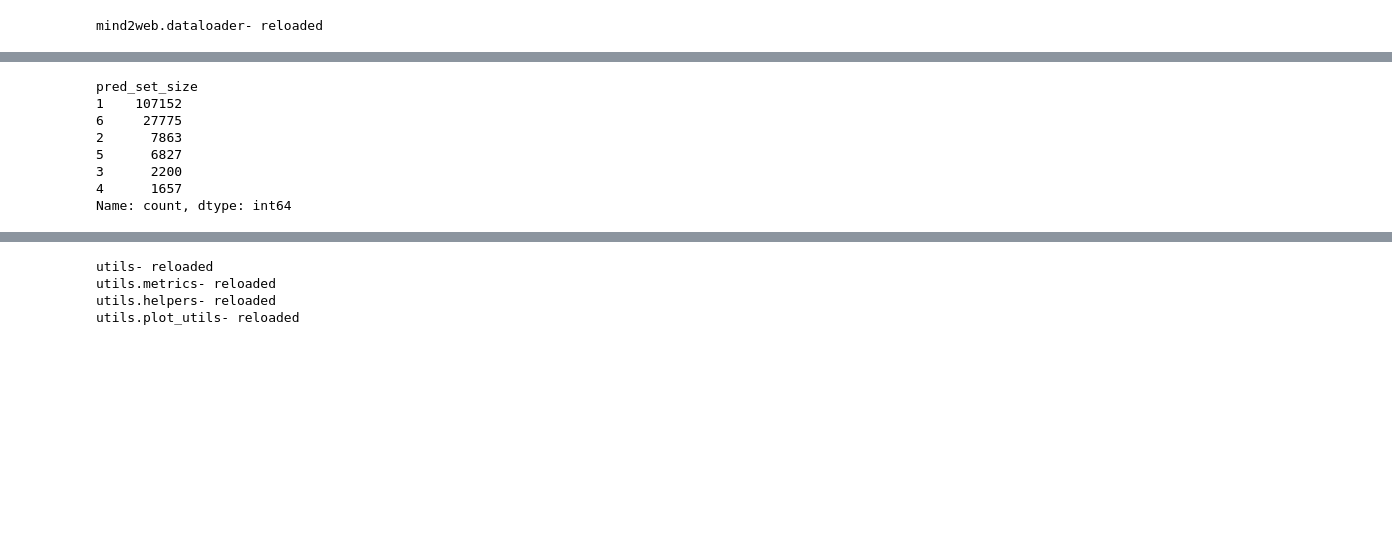
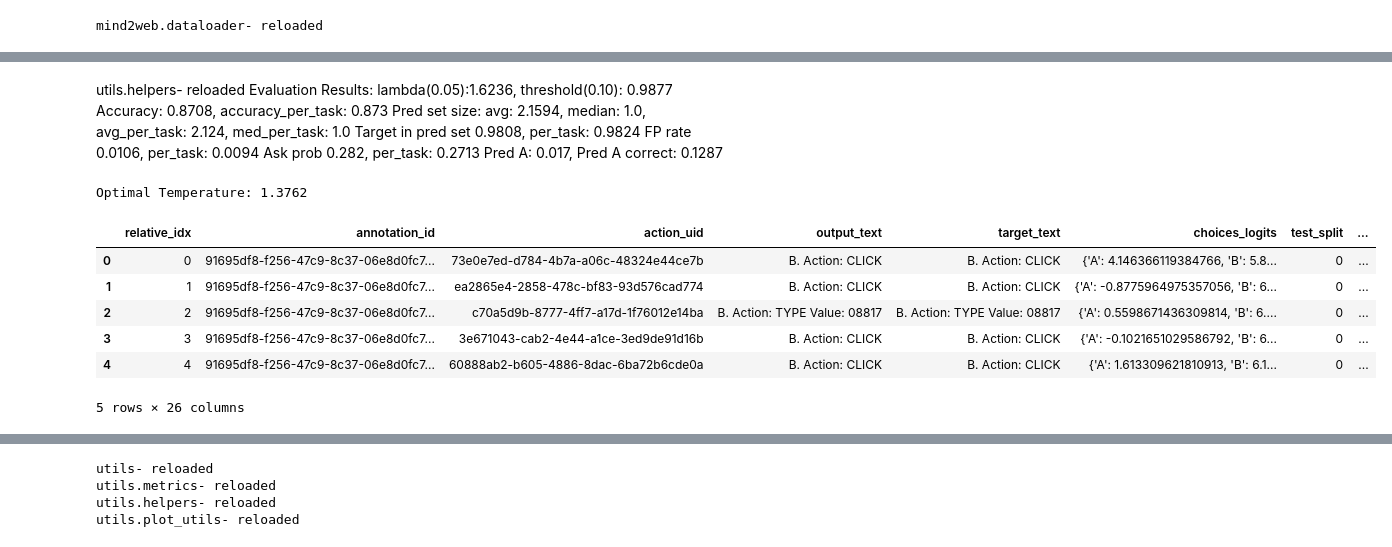
Before and after one commit to amitxy/Robots-That-Ask-For-Help-Over-The-Horizon, a Jupyter notebook: research.ipynb, the cells around one changed output, grey strips where cells are left out. Saved outputs shown, nothing was run; the diff lists cells and outputs as text; code cells hidden in the pictures; blank space fills up the shorter version.

```diff
--- a/research.ipynb
+++ b/research.ipynb
@@ -433,3 +471,23 @@ Pred A: 0.0117, Pred A correct: 0.0047
+# %% [markdown]
+utils.helpers- reloaded
+Evaluation Results:
+lambda(0.05):1.6236, threshold(0.10): 0.9877
+Accuracy: 0.8708, accuracy_per_task: 0.873
+Pred set size: avg: 2.1594, median: 1.0, avg_per_task: 2.124, med_per_task: 1.0
+Target in pred set 0.9808, per_task: 0.9824
+FP rate 0.0106, per_task: 0.0094
+Ask prob 0.282, per_task: 0.2713
+Pred A: 0.017, Pred A correct: 0.1287
+# %%
+
+
+# Example Usage:
+# valid_logits = ... (your validation set logits)
+# valid_labels = ... (your validation set labels)
+
+results_df['choices_probs'].apply(lambda x: np.array([v for v in x.values()]))
+# %% [output]
+Optimal Temperature: 1.3762
 # %%
 from pathlib import Path
 import pandas as pd
@@ -448,11 +514,12 @@ df_all['covered'] = df_all.apply(lambda row: row['target_label'] in row['pred_se
 # %%
-df_all[df_all["method"] == 'shrinkage_linear']['pred_set_size'].value_counts()
+# df_all[df_all["method"] == 'shrinkage_linear']['pred_set_size'].value_counts()
+metrics_df.head()
+df_all.head()
 # %% [output]
+|  | relative_idx | annotation_id | action_uid | output_text | target_text | choices_logits | test_split | ... |
+| 0 | 0 | 91695df8-f256-47c9-8c37-06e8d0fc7... | 73e0e7ed-d784-4b7a-a06c-48324e44ce7b | B. Action: CLICK | B. Action: CLICK | {'A': 4.146366119384766, 'B': 5.8... | 0 | ... |
+| 1 | 1 | 91695df8-f256-47c9-8c37-06e8d0fc7... | ea2865e4-2858-478c-bf83-93d576cad774 | B. Action: CLICK | B. Action: CLICK | {'A': -0.8775964975357056, 'B': 6... | 0 | ... |
+| 2 | 2 | 91695df8-f256-47c9-8c37-06e8d0fc7... | c70a5d9b-8777-4ff7-a17d-1f76012e14ba | B. Action: TYPE Value: 08817 | B. Action: TYPE Value: 08817 | {'A': 0.5598671436309814, 'B': 6.... | 0 | ... |
+| 3 | 3 | 91695df8-f256-47c9-8c37-06e8d0fc7... | 3e671043-cab2-4e44-a1ce-3ed9de91d16b | B. Action: CLICK | B. Action: CLICK | {'A': -0.1021651029586792, 'B': 6... | 0 | ... |
+| 4 | 4 | 91695df8-f256-47c9-8c37-06e8d0fc7... | 60888ab2-b605-4886-8dac-6ba72b6cde0a | B. Action: CLICK | B. Action: CLICK | {'A': 1.613309621810913, 'B': 6.1... | 0 | ... |
-pred_set_size
-1    107152
-6     27775
-2      7863
-5      6827
-3      2200
-4      1657
-Name: count, dtype: int64
+5 rows × 26 columns
```
Also changed, not shown: parts of 14 cells of this notebook, 1 other file.
